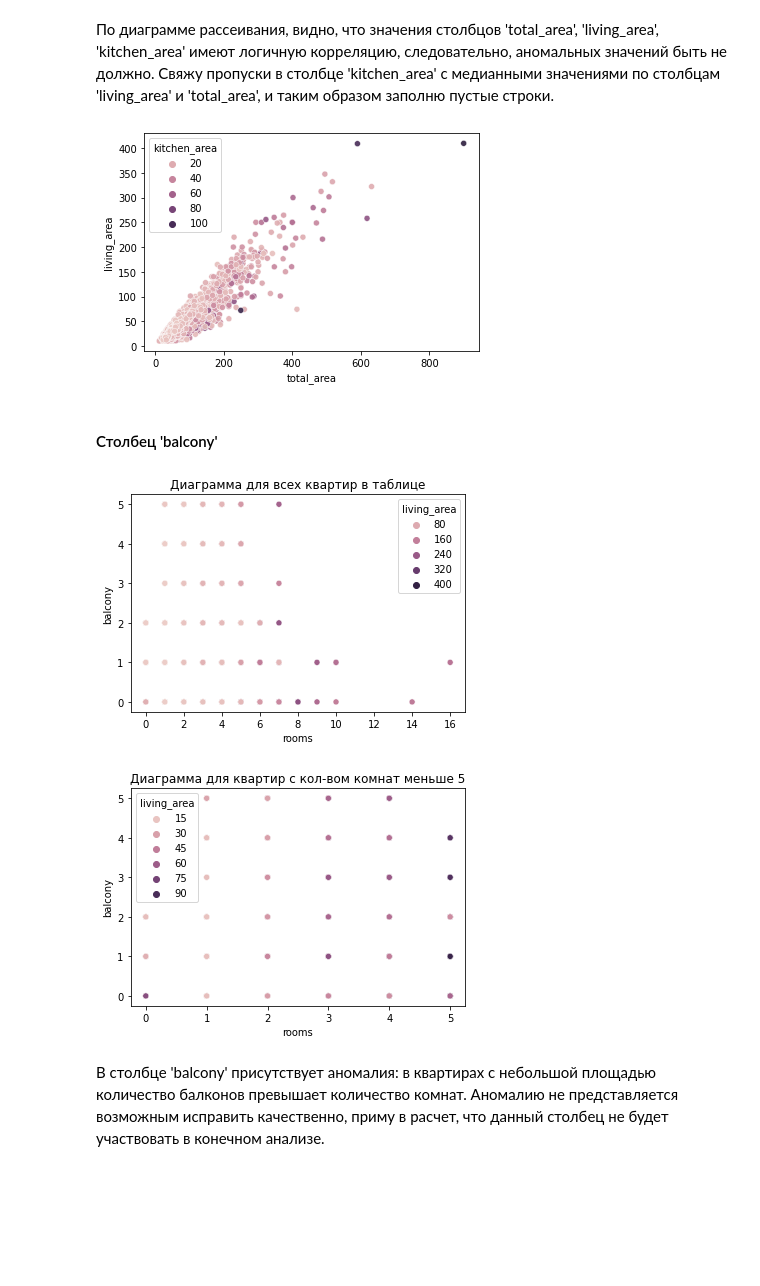
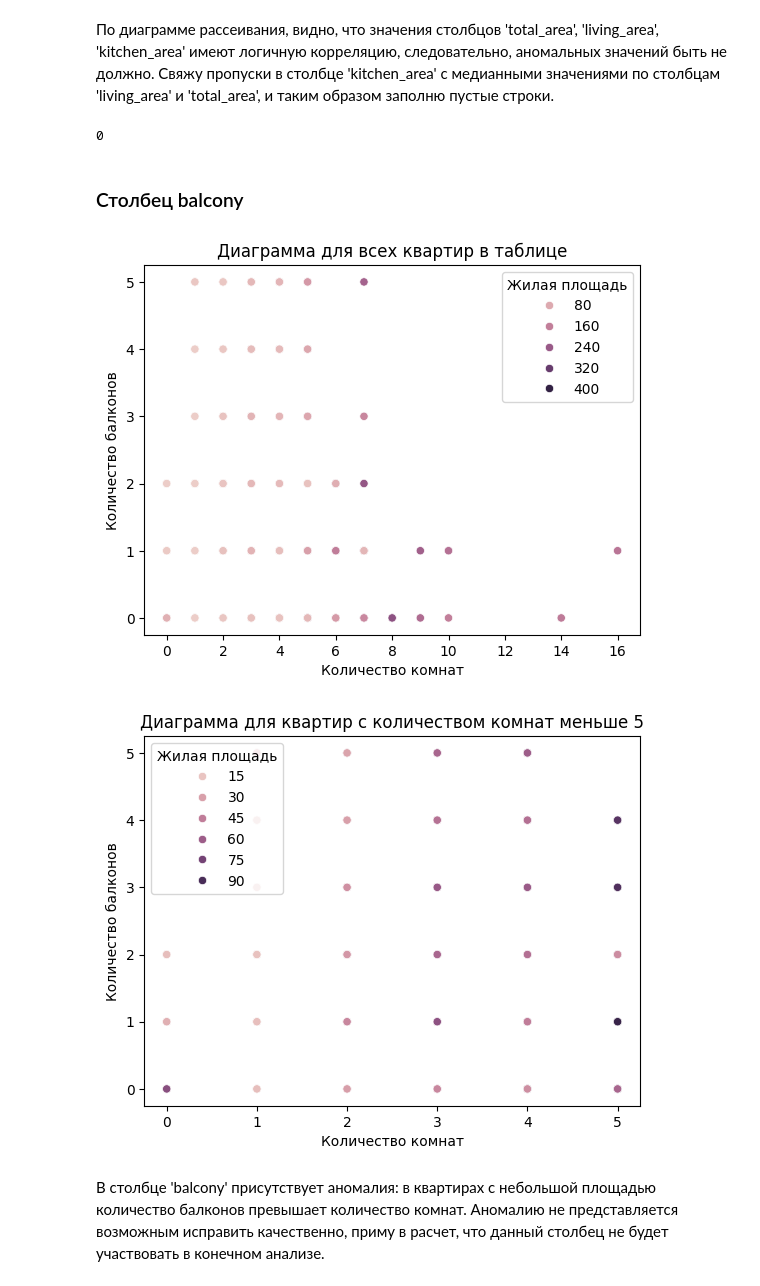
Before and after one commit to ElmiraG/practicum_projects, a Jupyter notebook: 2. research_of_apartment_listings/Исследование объявлений о продаже квартир.ipynb, the cells around one changed output. Saved outputs shown, nothing was run; the diff lists cells and outputs as text; code cells hidden in the pictures; blank space fills up the shorter version.

```diff
--- a/2. research_of_apartment_listings/Исследование объявлений о продаже квартир.ipynb
+++ b/2. research_of_apartment_listings/Исследование объявлений о продаже квартир.ipynb
@@ -44,5 +58,6 @@ import datetime as dt
 # %%
-data = pd.read_csv('/datasets/real_estate_data.csv', sep='\t')
+# Загрузка данных
+data = pd.read_csv('https://code.s3.yandex.net/datasets/real_estate_data.csv', sep='\t')
 pd.set_option('display.max_columns', None)
 data.head()
 # %% [output]
@@ -122,10 +161,8 @@ ceiling_height_to4 = data.query('ceiling_height>4')
 # %% [markdown]
 Высота потолков в сталинках обычно до 4 метров. Несмотря на то, что количество строк с вариацией значений высоты потолков до 6 метров мало, оставлю эти значения: гипотетически, такое возможно в старом фонде. Все же самих вариаций достаточно много. Если бы был указан год постройки - было проще понять - являются эти значения истинными или нет. А еще лучше - указана серия дома, если дом был построен в советское время. Оставим также высоты потолков со значениями 25-32 м - выдвину предположение, что высота была ошибочно указана в см, переведу в м. Также оставим значения высоты потолка от 2.4 м, так как значений достаточно много, разница с минимальным по СП 10см - выглядит правдоподобно. Итак, оставляем высоту потолка 2,4-6м
 # %%
-data[data['ceiling_height'] == 25] = data[data['ceiling_height'] == 2.5]
-data[data['ceiling_height'] == 26] = data[data['ceiling_height'] == 2.6]
-data[data['ceiling_height'] == 27] = data[data['ceiling_height'] == 2.7]
-data[data['ceiling_height'] == 27.5] = data[data['ceiling_height'] == 2.75]
-data[data['ceiling_height'] == 32] = data[data['ceiling_height'] == 3.2]
-#sorted(data['ceiling_height'].unique()) #проверка
+# Замена некорректных значений высоты потолка на правильные значения
+data['ceiling_height'] = data['ceiling_height'].replace(
+    {25: 2.5, 26: 2.6, 27: 2.7, 27.5: 2.75, 32: 3.2}
+)
 # %%
@@ -220,31 +404,42 @@ sns.scatterplot(data=data, x='total_area', y='living_area',hue='kitchen_area',
 # %% [markdown]
 По диаграмме рассеивания, видно, что значения столбцов 'total_area', 'living_area', 'kitchen_area' имеют логичную корреляцию, следовательно, аномальных значений быть не должно. Свяжу пропуски в столбце 'kitchen_area' с медианными значениями по столбцам 'living_area' и 'total_area', и таким образом заполню пустые строки.
 # %%
-data['kitchen_area'] = data['kitchen_area'].fillna(data.groupby(['total_area','living_area'])['kitchen_area'].transform('median'))
+# Заполняем пропуски в столбце kitchen_area медианными значениями по группам total_area и living_area
+data['kitchen_area'] = data['kitchen_area'].fillna(data.groupby(['total_area', 'living_area'])['kitchen_area'].transform('median'))
+
+# Заполняем оставшиеся пропуски медианными значениями по группе living_area
 data['kitchen_area'] = data['kitchen_area'].fillna(data.groupby(['living_area'])['kitchen_area'].transform('median'))
+
+# Заполняем любые оставшиеся пропуски медианным значением по всему столбцу kitchen_area
 data['kitchen_area'] = data['kitchen_area'].fillna(data['kitchen_area'].median())
+
+# Проверяем количество оставшихся пропусков в столбце kitchen_area
 data['kitchen_area'].isna().sum()
-
-#sorted(data['kitchen_area'].unique())
-#sns.displot(data=data, x='kitchen_area', kde=True);
-sns.scatterplot(data=data, x='total_area', y='living_area',hue='kitchen_area', alpha=0.9);
-#data[data['kitchen_area'].isnull()]
 # %% [output]
-[figure, removed]
+0
 # %% [markdown]
-#### Столбец 'balcony'
+### Столбец balcony
 # %%
-#plt.subplot(1, 2, 1)
+# Визуализируем зависимость между количеством комнат (rooms) и количеством балконов (balcony) для всех квартир
+sns.scatterplot(data=data, x='rooms', y='balcony', hue='living_area')
+plt.title('Диаграмма для всех квартир в таблице')
+plt.xlabel('Количество комнат')
+plt.ylabel('Количество балконов')
+plt.legend(title='Жилая площадь')
+plt.show()
 
-sns.scatterplot(data=data, x='rooms', y='balcony',hue='living_area');
-plt.title('Диаграмма для всех квартир в таблице');
+# Фильтруем данные для квартир с количеством комнат до 5 и жилой площадью менее 100
+balcony = data.query('rooms <= 5 & living_area < 100')
+
+# Визуализируем зависимость для отфильтрованных квартир
+sns.scatterplot(data=balcony, x='rooms', y='balcony', hue='living_area', alpha=1)
+plt.title('Диаграмма для квартир с количеством комнат меньше 5')
+plt.xlabel('Количество комнат')
+plt.ylabel('Количество балконов')
+plt.legend(title='Жилая площадь')
 plt.show()
-#plt.subplot(1, 2, 2)
-balcony = data.query('rooms <= 5 & living_area < 100')
-sns.scatterplot(data=balcony, x='rooms', y='balcony',hue='living_area', alpha=1);
-plt.title('Диаграмма для квартир с кол-вом комнат меньше 5');
 # %% [output]
-[figure, old version]
+[figure, new version]
-[figure, old version]
+[figure, new version]
 # %% [markdown]
 В столбце 'balcony' присутствует аномалия: в квартирах с небольшой площадью количество балконов превышает количество комнат. Аномалию не представляется возможным исправить качественно, приму в расчет, что данный столбец не будет участвовать в конечном анализе.
```
Also changed, not shown: parts of 214 cells of this notebook.
